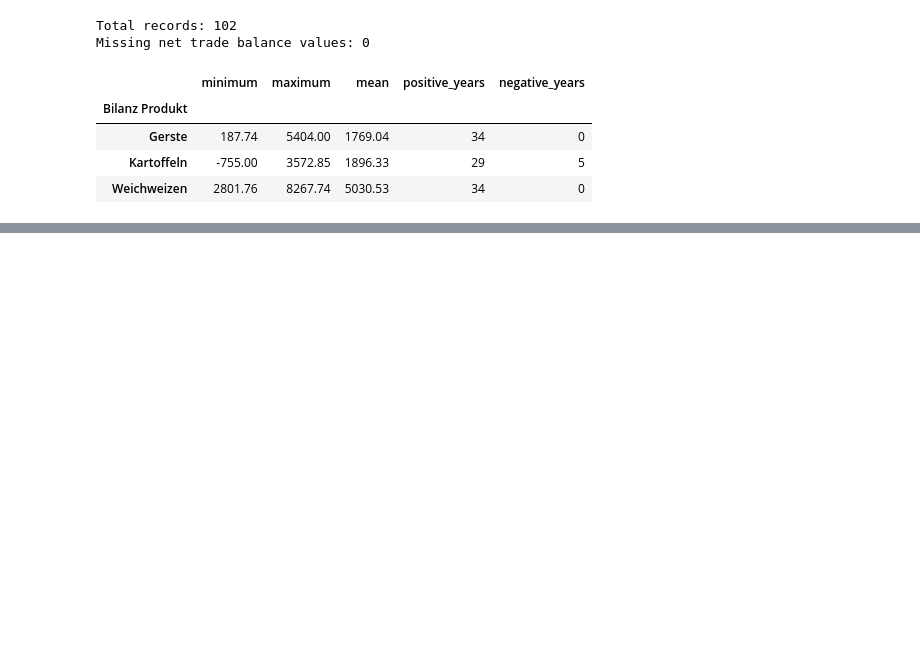
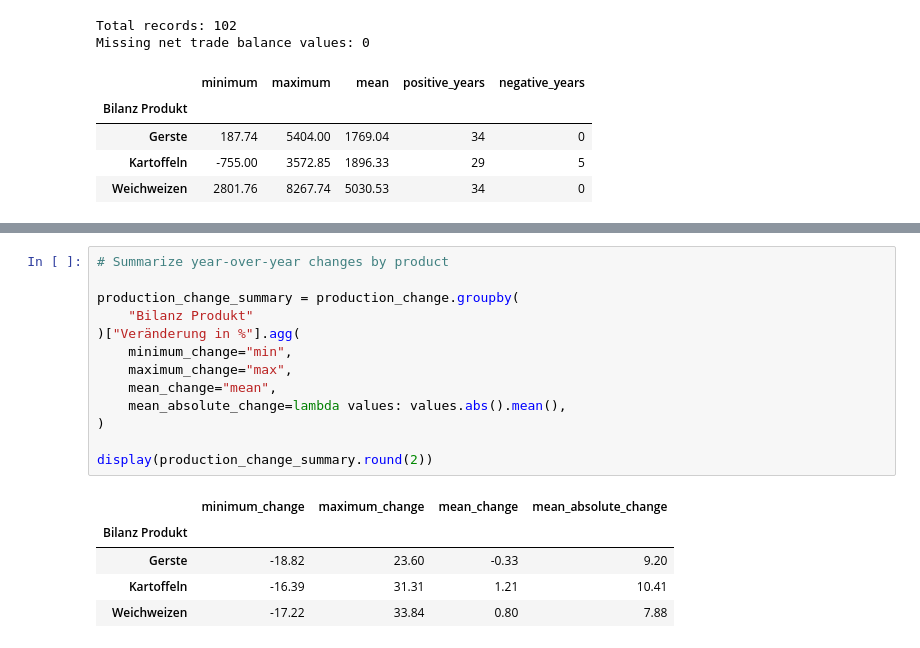
Before and after one commit to verveat/Agriculture_Crisis_Resilience, a Jupyter notebook: notebooks/01_ble_supply_balance_all_products.ipynb, the cells around one changed output, grey strips where cells are left out. Saved outputs shown, nothing was run; the diff lists cells and outputs as text; blank space fills up the shorter version.

```diff
--- a/notebooks/01_ble_supply_balance_all_products.ipynb
+++ b/notebooks/01_ble_supply_balance_all_products.ipynb
@@ -1467,0 +1627,19 @@ Missing net trade balance values: 0
+# %%
+# Summarize year-over-year changes by product
+
+production_change_summary = production_change.groupby(
+    "Bilanz Produkt"
+)["Veränderung in %"].agg(
+    minimum_change="min",
+    maximum_change="max",
+    mean_change="mean",
+    mean_absolute_change=lambda values: values.abs().mean(),
+)
+
+display(production_change_summary.round(2))
+# %% [output]
+|  | minimum_change | maximum_change | mean_change | mean_absolute_change |
+| Bilanz Produkt |  |  |  |  |
+| Gerste | -18.82 | 23.60 | -0.33 | 9.20 |
+| Kartoffeln | -16.39 | 31.31 | 1.21 | 10.41 |
+| Weichweizen | -17.22 | 33.84 | 0.80 | 7.88 |
```
Also changed, not shown: parts of 16 cells of this notebook, 1 other file.
